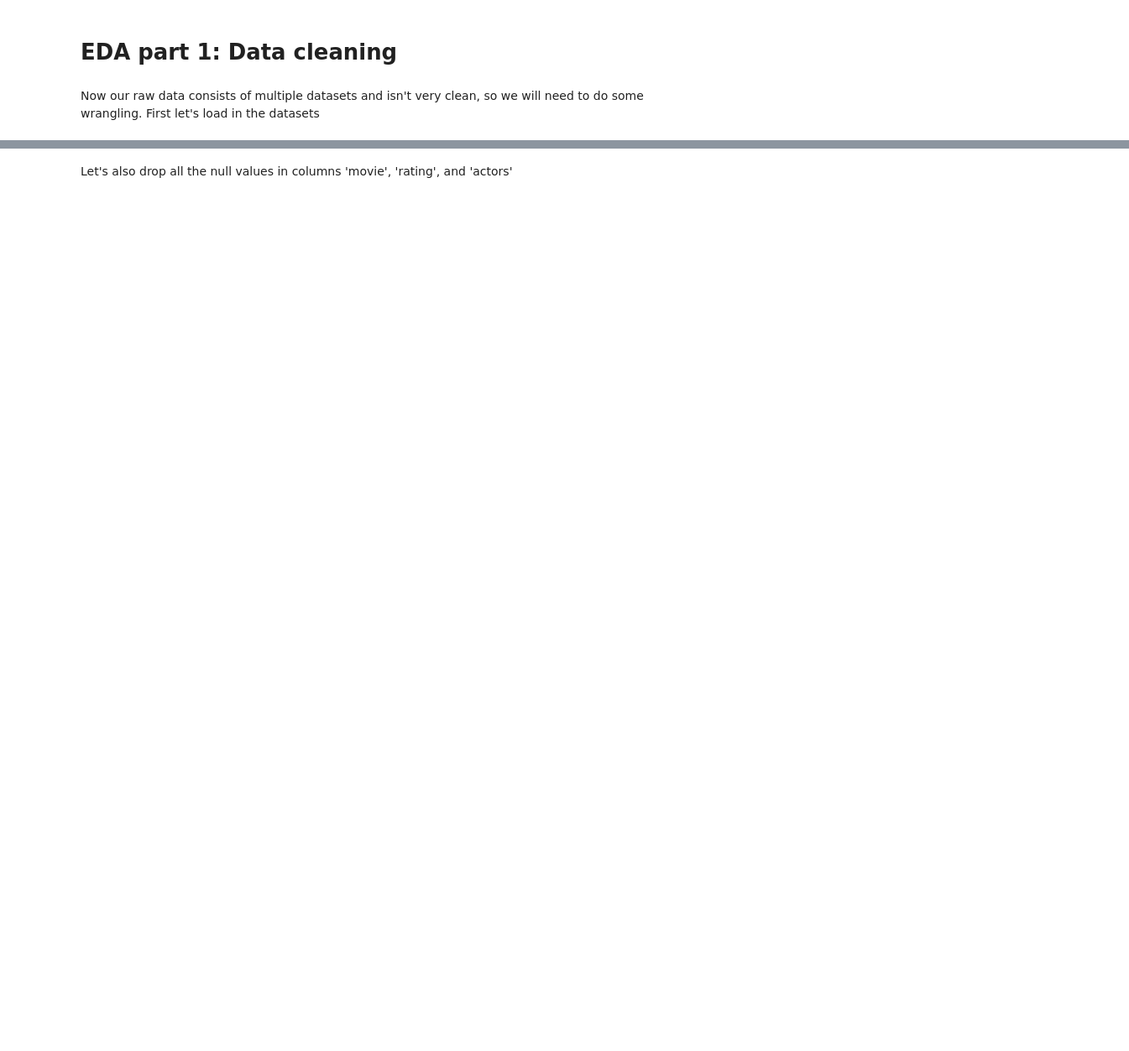
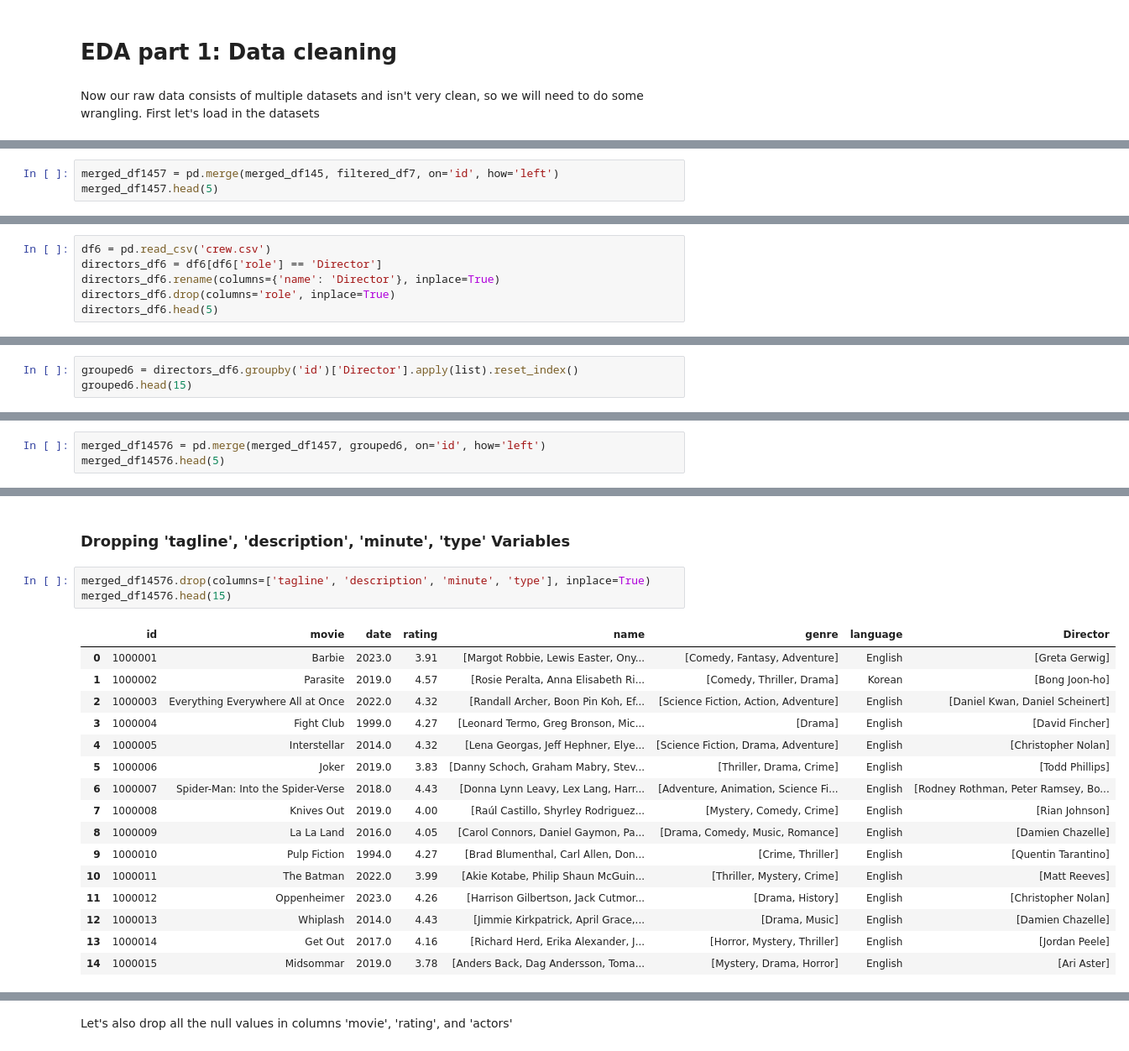
Before and after one commit to COGS108/Group080_WI24, a Jupyter notebook: EDACheckpoint_Group080_WI24.ipynb, the cells around one changed output, grey strips where cells are left out. Shown: that part at 84% size. Drawn from its saved outputs; the diff is of its cells as text; blank space fills up the shorter version.

```diff
--- a/EDACheckpoint_Group080_WI24.ipynb
+++ b/EDACheckpoint_Group080_WI24.ipynb
@@ -255,0 +275,3 @@ filtered_movies_df = filtered_movies_df.rename(columns={'name': 'actors'})
+# %%
+merged_df1457 = pd.merge(merged_df145, filtered_df7, on='id', how='left')
+merged_df1457.head(5)
@@ -255,0 +285,6 @@ filtered_movies_df = filtered_movies_df.rename(columns={'name': 'actors'})
+# %%
+df6 = pd.read_csv('crew.csv')
+directors_df6 = df6[df6['role'] == 'Director']
+directors_df6.rename(columns={'name': 'Director'}, inplace=True)
+directors_df6.drop(columns='role', inplace=True)
+directors_df6.head(5)
@@ -255,0 +300,3 @@ filtered_movies_df = filtered_movies_df.rename(columns={'name': 'actors'})
+# %%
+grouped6 = directors_df6.groupby('id')['Director'].apply(list).reset_index()
+grouped6.head(15)
@@ -255,0 +322,3 @@ filtered_movies_df = filtered_movies_df.rename(columns={'name': 'actors'})
+# %%
+merged_df14576 = pd.merge(merged_df1457, grouped6, on='id', how='left')
+merged_df14576.head(5)
@@ -255,0 +332,22 @@ filtered_movies_df = filtered_movies_df.rename(columns={'name': 'actors'})
+# %% [markdown]
+### Dropping 'tagline', 'description', 'minute', 'type' Variables
+# %%
+merged_df14576.drop(columns=['tagline', 'description', 'minute', 'type'], inplace=True)
+merged_df14576.head(15)
+# %% [output]
+|  | id | movie | date | rating | name | genre | language | Director |
+| 0 | 1000001 | Barbie | 2023.0 | 3.91 | [Margot Robbie, Lewis Easter, Ony... | [Comedy, Fantasy, Adventure] | English | [Greta Gerwig] |
+| 1 | 1000002 | Parasite | 2019.0 | 4.57 | [Rosie Peralta, Anna Elisabeth Ri... | [Comedy, Thriller, Drama] | Korean | [Bong Joon-ho] |
+| 2 | 1000003 | Everything Everywhere All at Once | 2022.0 | 4.32 | [Randall Archer, Boon Pin Koh, Ef... | [Science Fiction, Action, Adventure] | English | [Daniel Kwan, Daniel Scheinert] |
+| 3 | 1000004 | Fight Club | 1999.0 | 4.27 | [Leonard Termo, Greg Bronson, Mic... | [Drama] | English | [David Fincher] |
+| 4 | 1000005 | Interstellar | 2014.0 | 4.32 | [Lena Georgas, Jeff Hephner, Elye... | [Science Fiction, Drama, Adventure] | English | [Christopher Nolan] |
+| 5 | 1000006 | Joker | 2019.0 | 3.83 | [Danny Schoch, Graham Mabry, Stev... | [Thriller, Drama, Crime] | English | [Todd Phillips] |
+| 6 | 1000007 | Spider-Man: Into the Spider-Verse | 2018.0 | 4.43 | [Donna Lynn Leavy, Lex Lang, Harr... | [Adventure, Animation, Science Fi... | English | [Rodney Rothman, Peter Ramsey, Bo... |
+| 7 | 1000008 | Knives Out | 2019.0 | 4.00 | [Raúl Castillo, Shyrley Rodriguez... | [Mystery, Comedy, Crime] | English | [Rian Johnson] |
+| 8 | 1000009 | La La Land | 2016.0 | 4.05 | [Carol Connors, Daniel Gaymon, Pa... | [Drama, Comedy, Music, Romance] | English | [Damien Chazelle] |
+| 9 | 1000010 | Pulp Fiction | 1994.0 | 4.27 | [Brad Blumenthal, Carl Allen, Don... | [Crime, Thriller] | English | [Quentin Tarantino] |
+| 10 | 1000011 | The Batman | 2022.0 | 3.99 | [Akie Kotabe, Philip Shaun McGuin... | [Thriller, Mystery, Crime] | English | [Matt Reeves] |
+| 11 | 1000012 | Oppenheimer | 2023.0 | 4.26 | [Harrison Gilbertson, Jack Cutmor... | [Drama, History] | English | [Christopher Nolan] |
+| 12 | 1000013 | Whiplash | 2014.0 | 4.43 | [Jimmie Kirkpatrick, April Grace,... | [Drama, Music] | English | [Damien Chazelle] |
+| 13 | 1000014 | Get Out | 2017.0 | 4.16 | [Richard Herd, Erika Alexander, J... | [Horror, Mystery, Thriller] | English | [Jordan Peele] |
+| 14 | 1000015 | Midsommar | 2019.0 | 3.78 | [Anders Back, Dag Andersson, Toma... | [Mystery, Drama, Horror] | English | [Ari Aster] |
```
Also changed, not shown: parts of 73 cells of this notebook.
